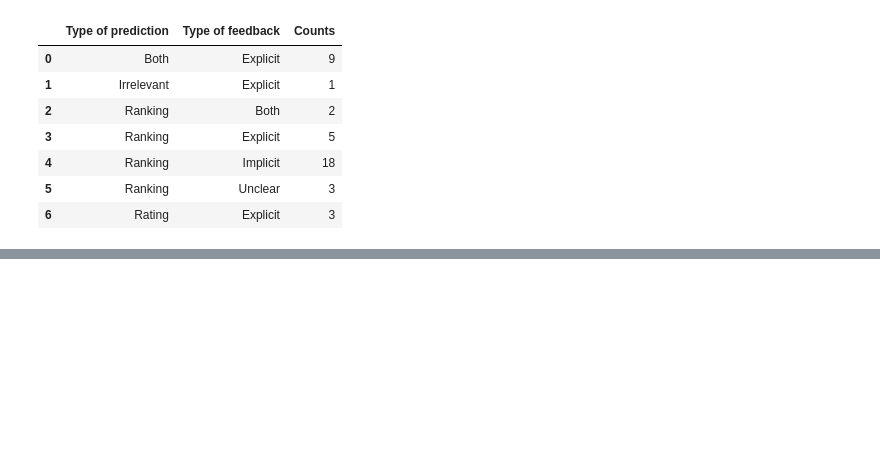
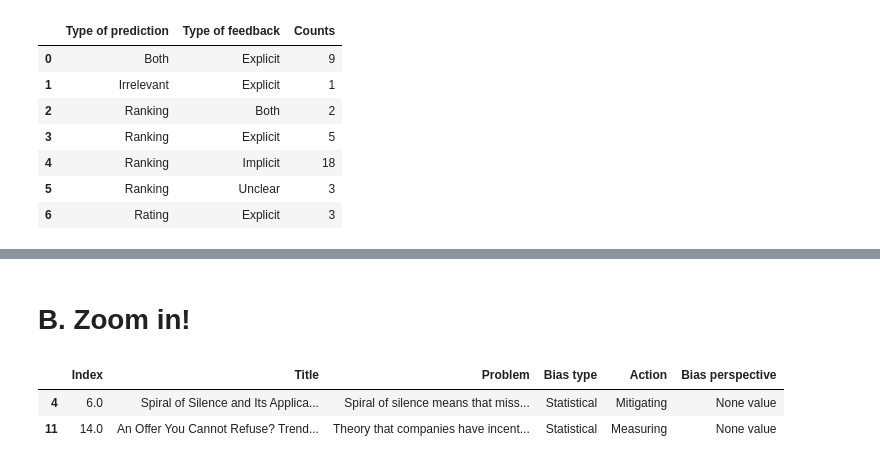
Before and after one commit to SavvinaDaniil/BiasInBookRecommendationSurvey, a Jupyter notebook: analyze_eligible_papers.ipynb, the cells around one changed output, grey strips where cells are left out. Cells and saved outputs as stored; diff of their text form; code cells hidden in the pictures; blank space fills up the shorter version.

```diff
--- a/analyze_eligible_papers.ipynb
+++ b/analyze_eligible_papers.ipynb
@@ -292,0 +342,21 @@ fig.write_image(save_loc+"per_top.png")
+# %% [markdown]
+# B. Zoom in!
+# %%
+def filter_through(df, list_of_columns_and_properties_to_include = [], list_of_columns_and_properties_to_not_include = []):
+    dff = df.copy()
+    for tup in list_of_columns_and_properties_to_include:
+        dff = dff[dff[tup[0]].str.contains(tup[1])]
+    for tup in list_of_columns_and_properties_to_not_include:
+        dff = dff[dff[tup[0]].str.contains(tup[1])==False]
+    return dff
+# %%
+initial_file = initial_file.fillna('None value')
+# %%
+include = [('Bias perspective', 'None value')]
+not_include = []
+# %%
+filter_through(initial_file, include, not_include)[['Index', 'Title','Problem', 'Bias type', 'Action', 'Bias perspective']]
+# %% [output]
+|  | Index | Title | Problem | Bias type | Action | Bias perspective |
+| 4 | 6.0 | Spiral of Silence and Its Applica... | Spiral of silence means that miss... | Statistical | Mitigating | None value |
+| 11 | 14.0 | An Offer You Cannot Refuse? Trend... | Theory that companies have incent... | Statistical | Measuring | None value |
```
Also changed, not shown: parts of 7 cells of this notebook, 1 other file.
